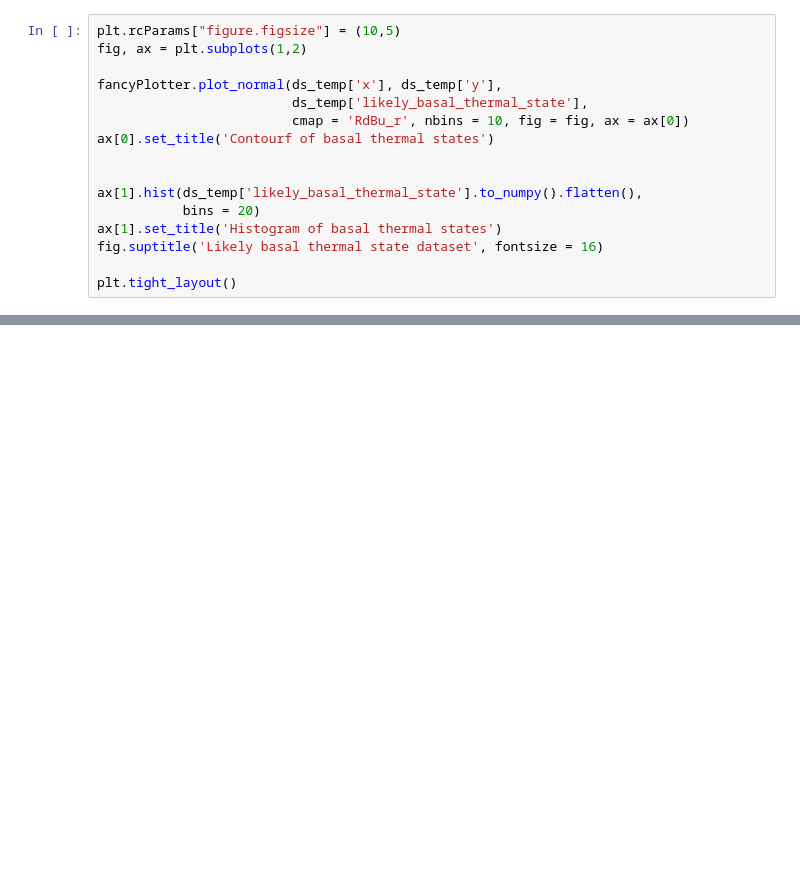
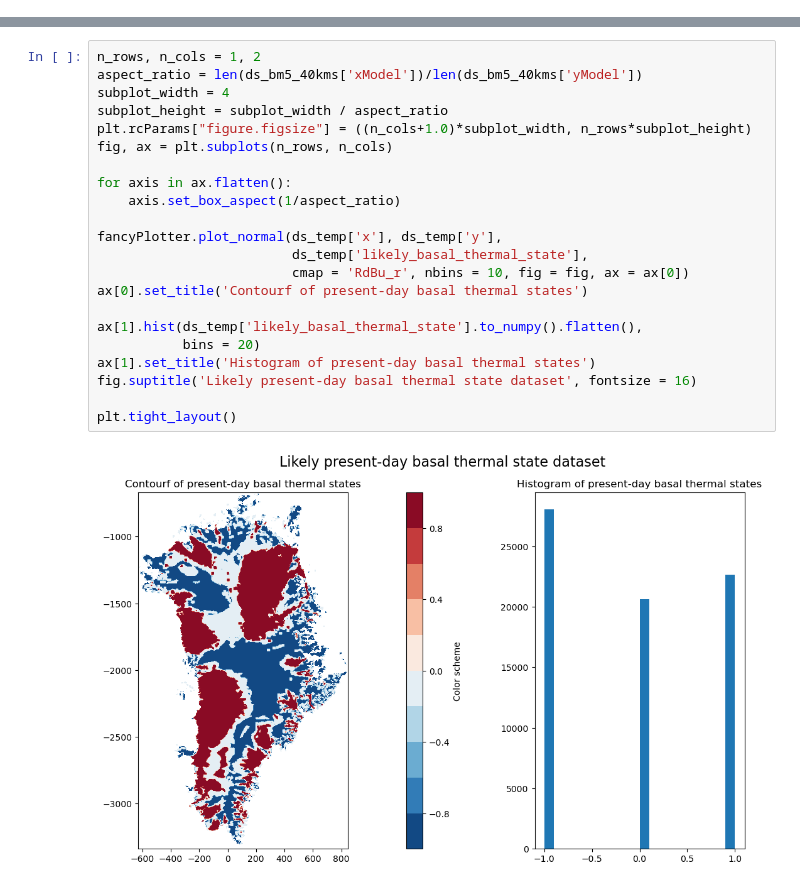
Before and after one commit to Shreyas911/pySICOPOLIS, a Jupyter notebook: examples/jupyter_notebooks/vis_interp_data.ipynb, the cells around one changed output, grey strips where cells are left out. Saved outputs shown, nothing was run; the diff lists cells and outputs as text; blank space fills up the shorter version.

```diff
--- a/examples/jupyter_notebooks/vis_interp_data.ipynb
+++ b/examples/jupyter_notebooks/vis_interp_data.ipynb
@@ -213,16 +0,0 @@ plt.tight_layout()
-# %%
-plt.rcParams["figure.figsize"] = (10,5)
-fig, ax = plt.subplots(1,2)
-
-fancyPlotter.plot_normal(ds_temp['x'], ds_temp['y'],
-                         ds_temp['likely_basal_thermal_state'],
-                         cmap = 'RdBu_r', nbins = 10, fig = fig, ax = ax[0])
-ax[0].set_title('Contourf of basal thermal states')
-
-
-ax[1].hist(ds_temp['likely_basal_thermal_state'].to_numpy().flatten(),
-           bins = 20)
-ax[1].set_title('Histogram of basal thermal states')
-fig.suptitle('Likely basal thermal state dataset', fontsize = 16)
-
-plt.tight_layout()
@@ -696,0 +96,24 @@ Data variables:
+# %%
+n_rows, n_cols = 1, 2
+aspect_ratio = len(ds_bm5_40kms['xModel'])/len(ds_bm5_40kms['yModel'])
+subplot_width = 4
+subplot_height = subplot_width / aspect_ratio
+plt.rcParams["figure.figsize"] = ((n_cols+1.0)*subplot_width, n_rows*subplot_height)
+fig, ax = plt.subplots(n_rows, n_cols)
+
+for axis in ax.flatten():
+    axis.set_box_aspect(1/aspect_ratio)
+
+fancyPlotter.plot_normal(ds_temp['x'], ds_temp['y'],
+                         ds_temp['likely_basal_thermal_state'],
+                         cmap = 'RdBu_r', nbins = 10, fig = fig, ax = ax[0])
+ax[0].set_title('Contourf of present-day basal thermal states')
+
+ax[1].hist(ds_temp['likely_basal_thermal_state'].to_numpy().flatten(),
+           bins = 20)
+ax[1].set_title('Histogram of present-day basal thermal states')
+fig.suptitle('Likely present-day basal thermal state dataset', fontsize = 16)
+
+plt.tight_layout()
+# %% [output]
+[figure, added]
```
Also changed, not shown: parts of 35 cells of this notebook, 9 other files.
